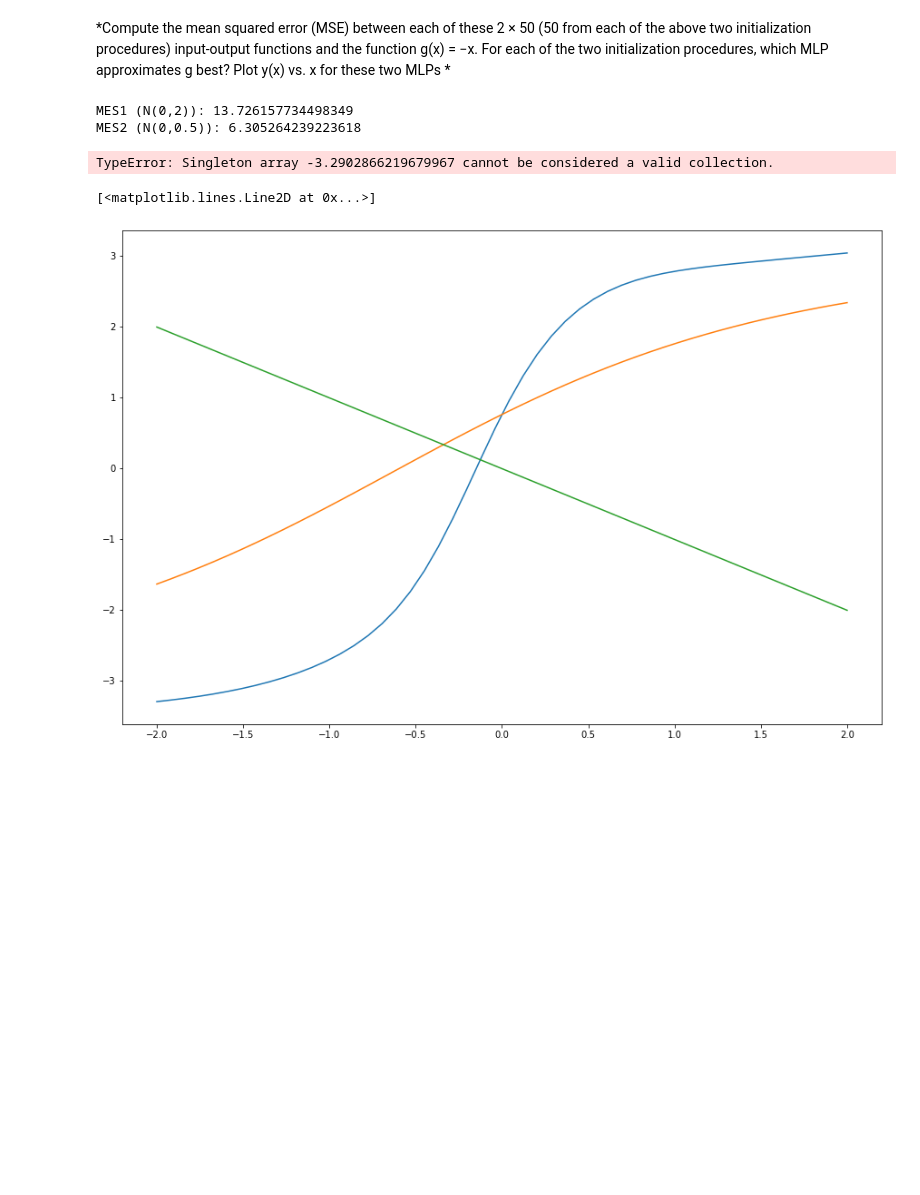
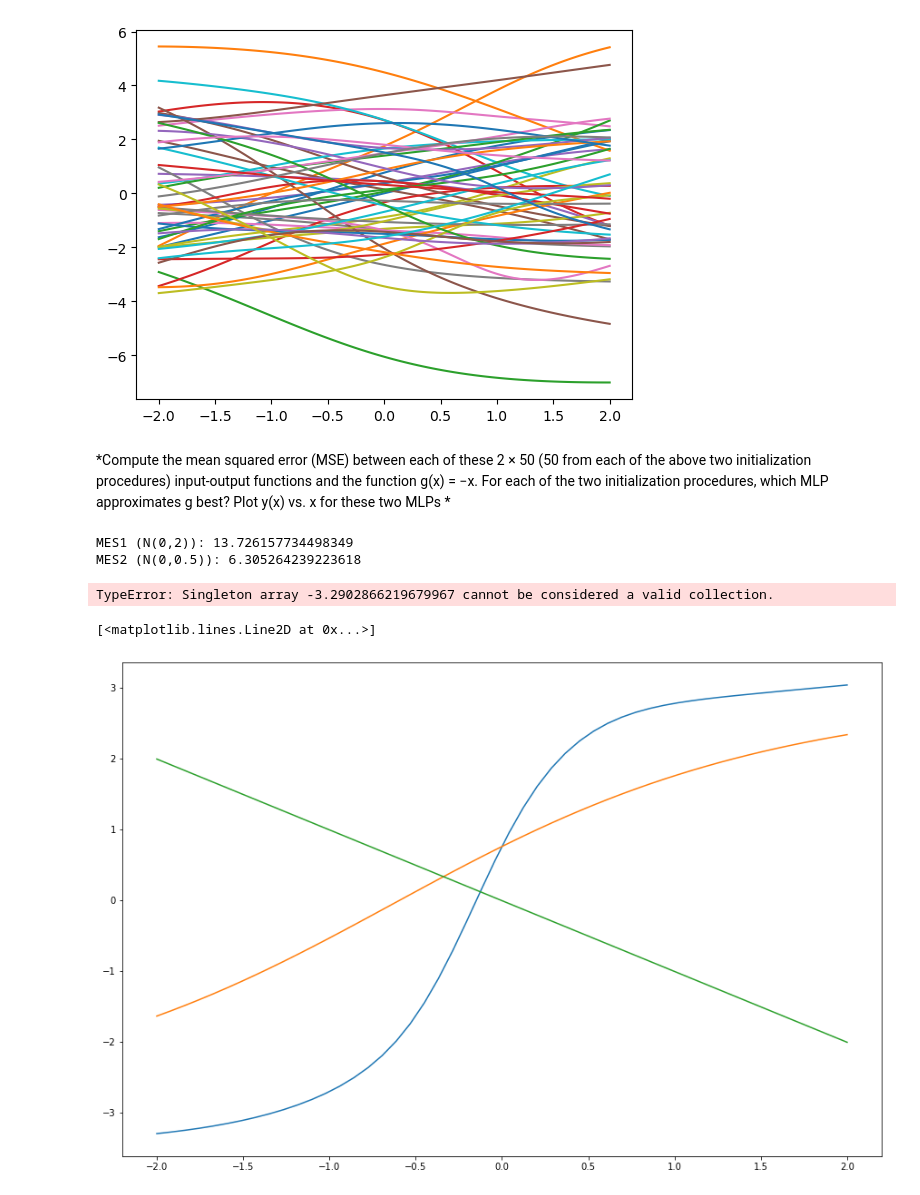
Before and after one commit to Javiermateor/Machine-Intelligence-I, a Jupyter notebook: Exercise 00/Exercise_03.ipynb, the cells around one changed output. Cells and saved outputs as stored; diff of their text form; code cells hidden in the pictures; blank space fills up the shorter version.

Commit message:
ANpassung Plot

```diff
--- a/Exercise 00/Exercise_03.ipynb
+++ b/Exercise 00/Exercise_03.ipynb
@@ -81,3 +50,11 @@ plt.plot(input_output2[:,0], input_output2[:,1])
+# %%
+#Plot output of all 50 MLPs with initialization 2
+number_of_MLPs = np.shape(input_output2)[1]
+
+for i in np.arange(number_of_MLPs):
+    plt.plot(input_output2[:,0], input_output2[:,i])
+# %% [output]
+[figure, added]
 # %% [markdown]
 *Compute the mean squared error (MSE) between each of these 2 × 50 (50 from each of the above two initialization procedures) input-output functions and the function g(x) = −x. For each of the two initialization procedures, which MLP approximates g best? Plot y(x) vs. x for these two MLPs
 *
```
Also changed, not shown: parts of 4 cells of this notebook.
